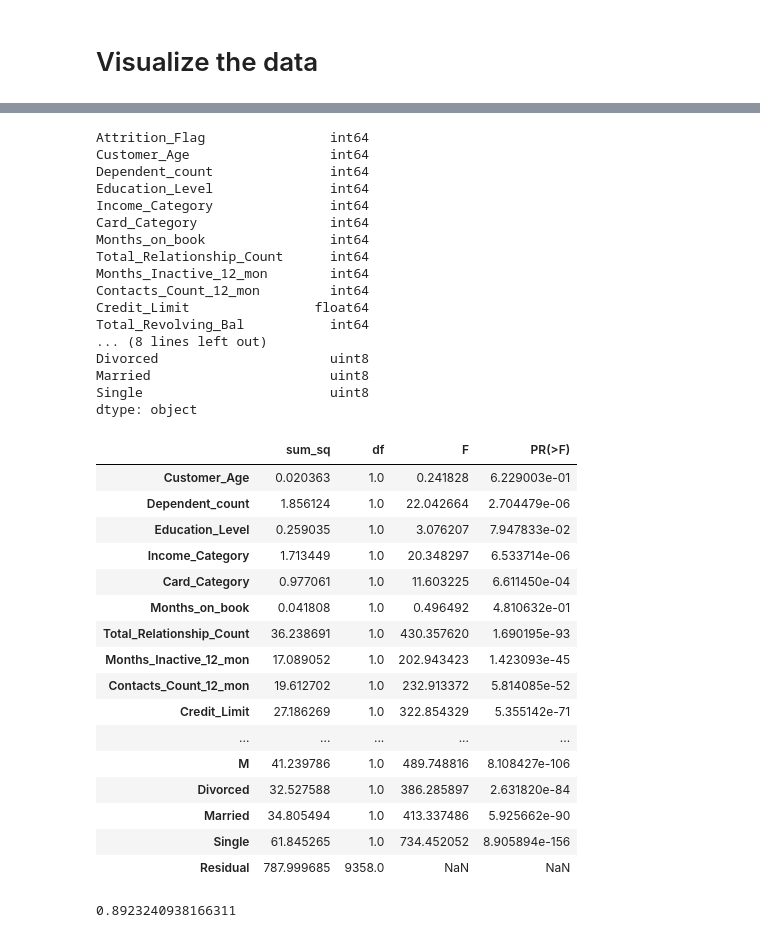
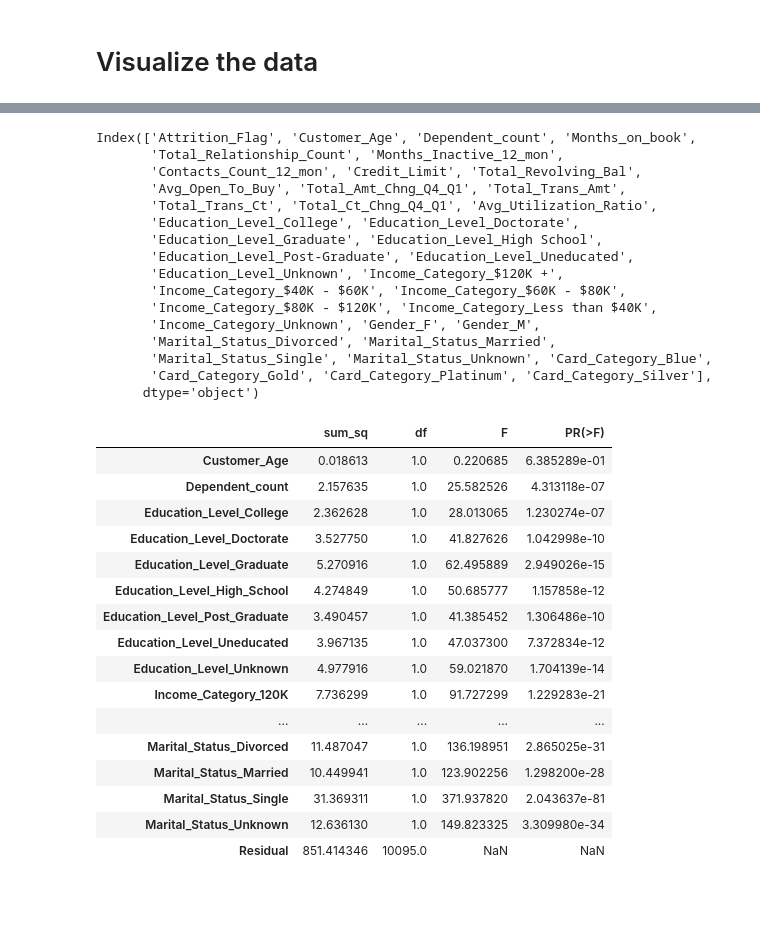
Before and after one commit to NDuyUyen/BankChurners, a Jupyter notebook: BankChurners.ipynb, the cells around one changed output, grey strips where cells are left out. Saved outputs shown, nothing was run; the diff lists cells and outputs as text; code cells hidden in the pictures; blank space fills up the shorter version.

```diff
--- a/BankChurners.ipynb
+++ b/BankChurners.ipynb
@@ -381,20 +304,19 @@ sns.heatmap(round(correlations,2), cmap='GnBu', annot=True,
 # %%
-data.dtypes
+data.columns
 # %% [output]
-Attrition_Flag                int64
-Customer_Age                  int64
-Dependent_count               int64
-Education_Level               int64
-Income_Category               int64
-Card_Category                 int64
-Months_on_book                int64
-Total_Relationship_Count      int64
-Months_Inactive_12_mon        int64
-Contacts_Count_12_mon         int64
-Credit_Limit                float64
-Total_Revolving_Bal           int64
-... (8 lines left out)
-Divorced                      uint8
-Married                       uint8
-Single                        uint8
-dtype: object
+Index(['Attrition_Flag', 'Customer_Age', 'Dependent_count', 'Months_on_book',
+       'Total_Relationship_Count', 'Months_Inactive_12_mon',
+       'Contacts_Count_12_mon', 'Credit_Limit', 'Total_Revolving_Bal',
+       'Avg_Open_To_Buy', 'Total_Amt_Chng_Q4_Q1', 'Total_Trans_Amt',
+       'Total_Trans_Ct', 'Total_Ct_Chng_Q4_Q1', 'Avg_Utilization_Ratio',
+       'Education_Level_College', 'Education_Level_Doctorate',
+       'Education_Level_Graduate', 'Education_Level_High School',
+       'Education_Level_Post-Graduate', 'Education_Level_Uneducated',
+       'Education_Level_Unknown', 'Income_Category_$120K +',
+       'Income_Category_$40K - $60K', 'Income_Category_$60K - $80K',
+       'Income_Category_$80K - $120K', 'Income_Category_Less than $40K',
+       'Income_Category_Unknown', 'Gender_F', 'Gender_M',
+       'Marital_Status_Divorced', 'Marital_Status_Married',
+       'Marital_Status_Single', 'Marital_Status_Unknown', 'Card_Category_Blue',
+       'Card_Category_Gold', 'Card_Category_Platinum', 'Card_Category_Silver'],
+      dtype='object')
@@ -404,35 +331,29 @@ data['Attrition_Flag'] = data['Attrition_Flag'].replace('Attrited Customer', 1)
 # %%
 import statsmodels.api as sm
 from statsmodels.formula.api import ols
-iris_lm=ols('Attrition_Flag ~  Customer_Age + Dependent_count + Education_Level + Income_Category + Card_Category + Months_on_book + Total_Relationship_Count + Months_Inactive_12_mon + Contacts_Count_12_mon + Credit_Limit + Total_Revolving_Bal + Avg_Open_To_Buy + Total_Amt_Chng_Q4_Q1 + Total_Trans_Amt + Total_Trans_Ct + Total_Ct_Chng_Q4_Q1 + Avg_Utilization_Ratio + F + M + Divorced + Married +Single', data=data).fit() #Specify C for Categorical
+iris_lm=ols('Attrition_Flag ~  Customer_Age + Dependent_count + Education_Level_College + Education_Level_Doctorate + Education_Level_Graduate + Education_Level_High_School + Education_Level_Post_Graduate + Education_Level_Uneducated + Education_Level_Unknown + Income_Category_120K + Income_Category_40K_60K + Income_Category_60K_80K + Income_Category_80K_120K + Income_Category_Less_than_40K + Income_Category_Unknown + Card_Category_Blue + Card_Category_Silver + Card_Category_Gold + Card_Category_Platinum + Months_on_book + Total_Relationship_Count + Months_Inactive_12_mon + Contacts_Count_12_mon + Credit_Limit + Total_Revolving_Bal + Avg_Open_To_Buy + Total_Amt_Chng_Q4_Q1 + Total_Trans_Amt + Total_Trans_Ct + Total_Ct_Chng_Q4_Q1 + Avg_Utilization_Ratio + Gender_F + Gender_M + Marital_Status_Divorced + Marital_Status_Married + Marital_Status_Single + Marital_Status_Unknown', data=data).fit() #Specify C for Categorical
 sm.stats.anova_lm(iris_lm, typ=2)
 # %% [output]
 |  | sum_sq | df | F | PR(>F) |
-| Customer_Age | 0.020363 | 1.0 | 0.241828 | 6.229003e-01 |
-| Dependent_count | 1.856124 | 1.0 | 22.042664 | 2.704479e-06 |
-| Education_Level | 0.259035 | 1.0 | 3.076207 | 7.947833e-02 |
-| Income_Category | 1.713449 | 1.0 | 20.348297 | 6.533714e-06 |
-| Card_Category | 0.977061 | 1.0 | 11.603225 | 6.611450e-04 |
-| Months_on_book | 0.041808 | 1.0 | 0.496492 | 4.810632e-01 |
-| Total_Relationship_Count | 36.238691 | 1.0 | 430.357620 | 1.690195e-93 |
-| Months_Inactive_12_mon | 17.089052 | 1.0 | 202.943423 | 1.423093e-45 |
-| Contacts_Count_12_mon | 19.612702 | 1.0 | 232.913372 | 5.814085e-52 |
-| Credit_Limit | 27.186269 | 1.0 | 322.854329 | 5.355142e-71 |
+| Customer_Age | 0.018613 | 1.0 | 0.220685 | 6.385289e-01 |
+| Dependent_count | 2.157635 | 1.0 | 25.582526 | 4.313118e-07 |
+| Education_Level_College | 2.362628 | 1.0 | 28.013065 | 1.230274e-07 |
+| Education_Level_Doctorate | 3.527750 | 1.0 | 41.827626 | 1.042998e-10 |
+| Education_Level_Graduate | 5.270916 | 1.0 | 62.495889 | 2.949026e-15 |
+| Education_Level_High_School | 4.274849 | 1.0 | 50.685777 | 1.157858e-12 |
+| Education_Level_Post_Graduate | 3.490457 | 1.0 | 41.385452 | 1.306486e-10 |
+| Education_Level_Uneducated | 3.967135 | 1.0 | 47.037300 | 7.372834e-12 |
+| Education_Level_Unknown | 4.977916 | 1.0 | 59.021870 | 1.704139e-14 |
+| Income_Category_120K | 7.736299 | 1.0 | 91.727299 | 1.229283e-21 |
 | ... | ... | ... | ... | ... |
-| M | 41.239786 | 1.0 | 489.748816 | 8.108427e-106 |
-| Divorced | 32.527588 | 1.0 | 386.285897 | 2.631820e-84 |
-| Married | 34.805494 | 1.0 | 413.337486 | 5.925662e-90 |
-| Single | 61.845265 | 1.0 | 734.452052 | 8.905894e-156 |
-| Residual | 787.999685 | 9358.0 | NaN | NaN |
+| Marital_Status_Divorced | 11.487047 | 1.0 | 136.198951 | 2.865025e-31 |
+| Marital_Status_Married | 10.449941 | 1.0 | 123.902256 | 1.298200e-28 |
+| Marital_Status_Single | 31.369311 | 1.0 | 371.937820 | 2.043637e-81 |
+| Marital_Status_Unknown | 12.636130 | 1.0 | 149.823325 | 3.309980e-34 |
+| Residual | 851.414346 | 10095.0 | NaN | NaN |
 # %%
 from sklearn.linear_model import LogisticRegression
 from sklearn.model_selection import train_test_split
-LOR = LogisticRegression(solver='liblinear', random_state=0)
+LOR = LogisticRegression(solver='liblinear', random_state=25)
 y = np.array(data['Attrition_Flag'])
-all_Data =data.drop(['Attrition_Flag'],axis=1)
-X = all_Data
-X_train, X_test, y_train, y_test = train_test_split(X, y, test_size = .1, random_state=25)
-LOR.fit(X_train, y_train)
-LOR.score(X_test, y_test)
+all_Data = data.drop(columns=['Attrition_Flag', 'Customer_Age', 'Card_Category_Blue', 'Months_on_book', 'Avg_Open_To_Buy', 'Avg_Utilization_Ratio'])
-# %% [output]
-0.8923240938166311
```
Also changed, not shown: parts of 38 cells of this notebook, 1 other file.
